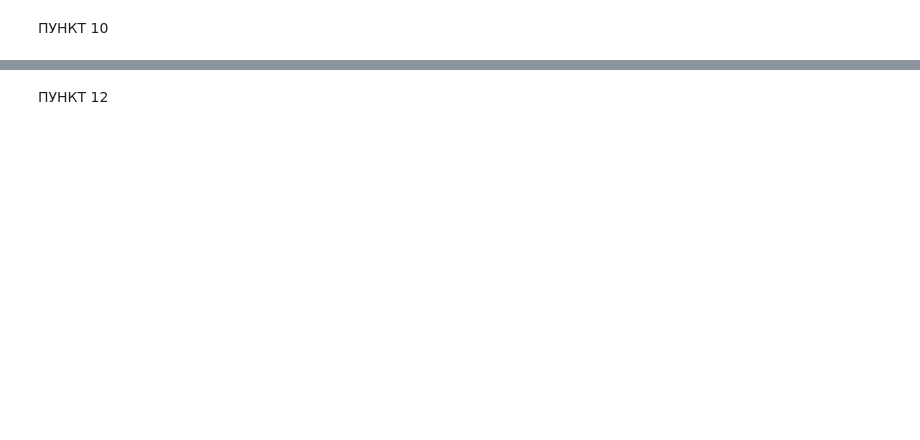
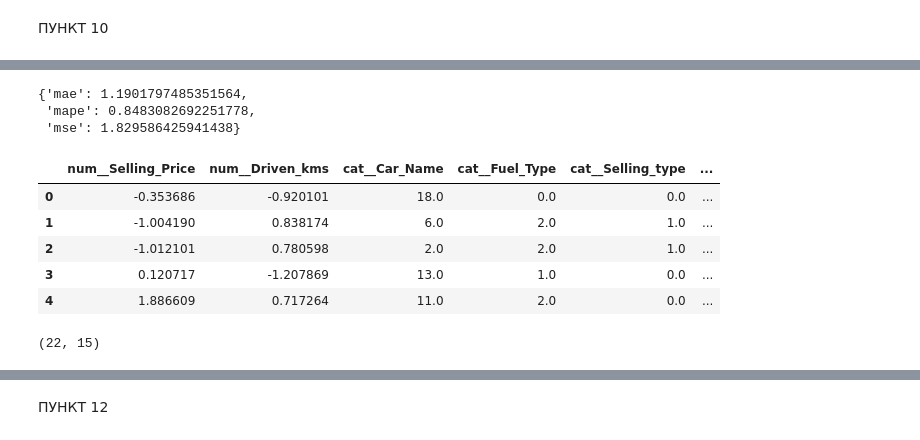
Before and after one commit to gorg20121/LR1_IIS, a Jupyter notebook: research/research.ipynb, the cells around one changed output, grey strips where cells are left out. Cells and saved outputs as stored; diff of their text form; code cells hidden in the pictures; blank space fills up the shorter version.

```diff
--- a/research/research.ipynb
+++ b/research/research.ipynb
@@ -232,0 +210,37 @@ Run ID: 5955f8d4e92149a49c02f61763935f56
+# %%
+pipeline_sklearn = Pipeline(steps=[
+    ('transform', preprocessor_sklearn),
+    ('model', regressor)
+])
+
+model_sklearn = pipeline_sklearn.fit(X_train, y_train)
+
+predictions = pipeline_sklearn.predict(X_test)
+metrics = {}
+metrics["mae"] = mean_absolute_error(y_test, predictions)
+metrics["mape"] = mean_absolute_percentage_error(y_test, predictions)
+metrics["mse"] = mean_squared_error(y_test, predictions)
+
+metrics
+# %% [output]
+{'mae': 1.1901797485351564,
+ 'mape': 0.8483082692251778,
+ 'mse': 1.829586425941438}
+# %%
+# Посмотрим на тренировочные данные
+
+transformed_data = pipeline_sklearn.named_steps['transform'].transform(X_train)
+
+import pandas as pd
+transformed_df = pd.DataFrame(transformed_data, columns=pipeline_sklearn.named_steps['transform'].get_feature_names_out())
+
+display(transformed_df.head())
+print(transformed_df.shape)
+# %% [output]
+|  | num__Selling_Price | num__Driven_kms | cat__Car_Name | cat__Fuel_Type | cat__Selling_type | ... |
+| 0 | -0.353686 | -0.920101 | 18.0 | 0.0 | 0.0 | ... |
+| 1 | -1.004190 | 0.838174 | 6.0 | 2.0 | 1.0 | ... |
+| 2 | -1.012101 | 0.780598 | 2.0 | 2.0 | 1.0 | ... |
+| 3 | 0.120717 | -1.207869 | 13.0 | 1.0 | 0.0 | ... |
+| 4 | 1.886609 | 0.717264 | 11.0 | 2.0 | 0.0 | ... |
+(22, 15)
```
Also changed, not shown: parts of 19 cells of this notebook, 19 other files.
